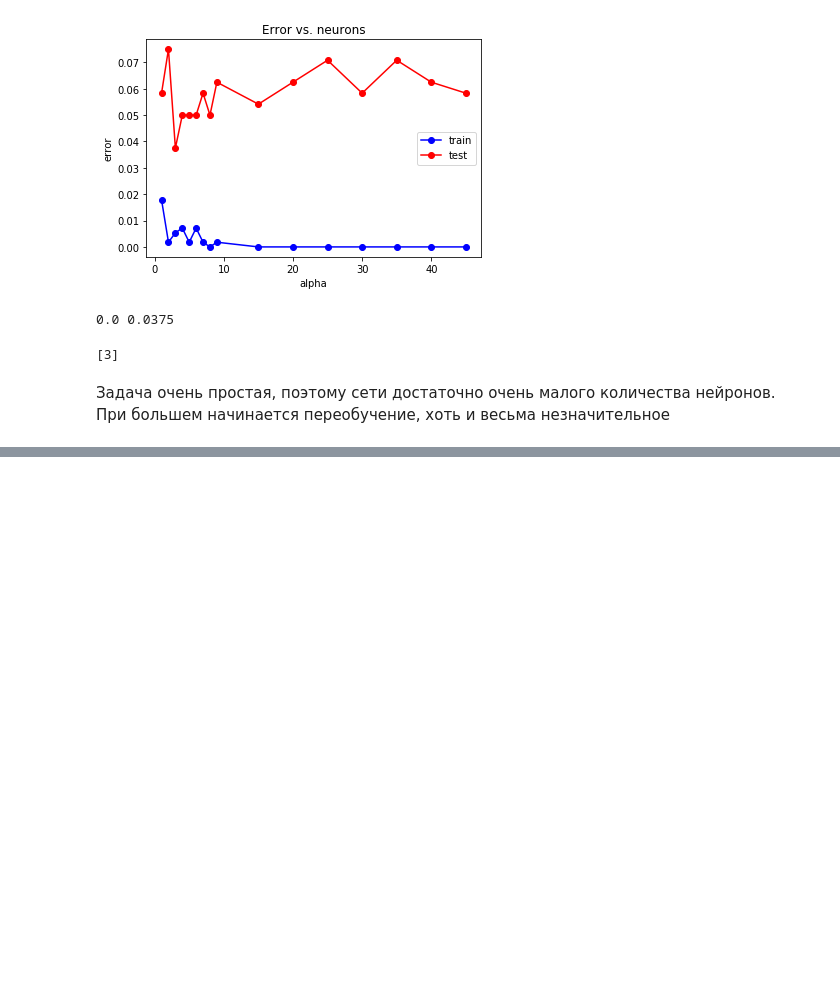
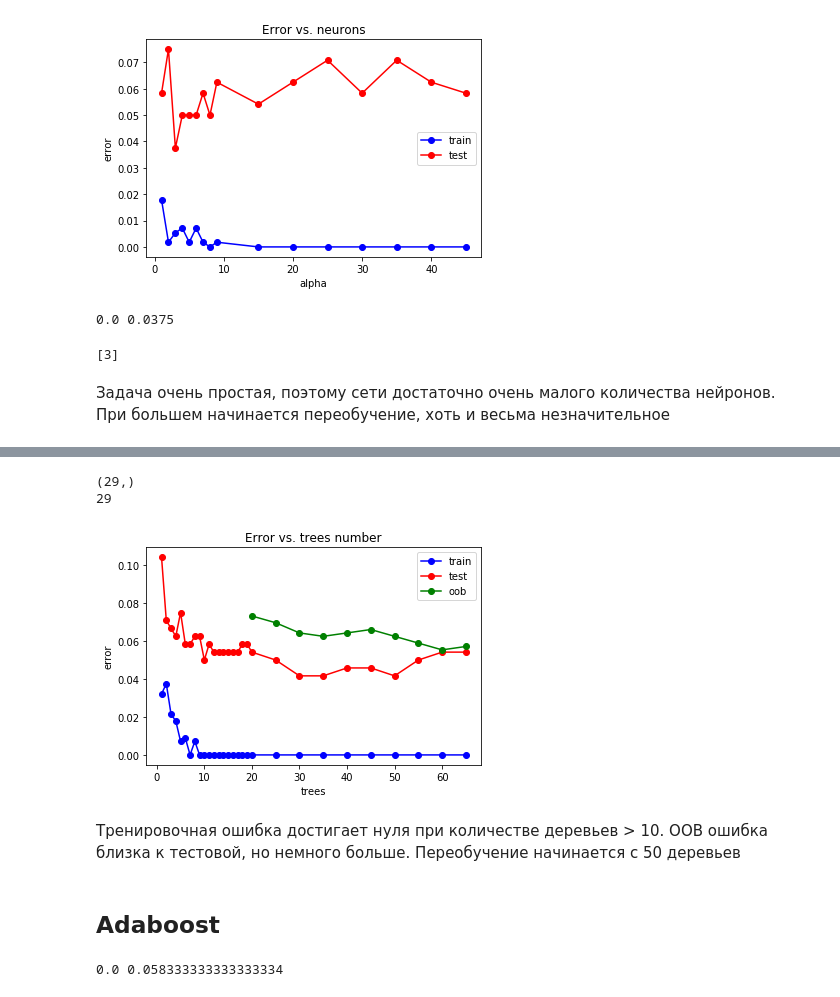
Before and after one commit to Folifolo/ml, a Jupyter notebook: lab1.ipynb, the cells around one changed output, grey strips where cells are left out. Cells and saved outputs as stored; diff of their text form; code cells hidden in the pictures; blank space fills up the shorter version.

```diff
--- a/lab1.ipynb
+++ b/lab1.ipynb
@@ -671,0 +746,51 @@ print(neurons_opt)
+# %%
+trees_arr_add = np.arange(1, 20, 1)
+test_err = []
+train_err = []
+oob_err = []
+for tree in trees_arr_add:
+    ExtrRF = ensemble.ExtraTreesClassifier(n_estimators = tree, bootstrap = True, random_state = 42)
+    ExtrRF.fit(X_train, y_train)
+
+    y_train_pred = ExtrRF.predict(X_train)
+    y_test_pred = ExtrRF.predict(X_test)
+    train_err.append(np.mean(y_train != y_train_pred))
+    test_err.append(np.mean(y_test != y_test_pred))
+
+trees_arr = np.arange(20, 70, 5)
+for tree in trees_arr:
+    ExtrRF = ensemble.ExtraTreesClassifier(n_estimators = tree, oob_score = True, bootstrap = True, random_state = 42)
+    ExtrRF.fit(X_train, y_train)
+
+    y_train_pred = ExtrRF.predict(X_train)
+    y_test_pred = ExtrRF.predict(X_test)
+    train_err.append(np.mean(y_train != y_train_pred))
+    test_err.append(np.mean(y_test != y_test_pred))
+    oob_err.append(1 - ExtrRF.oob_score_)
+# %%
+plt.plot(np.concatenate((trees_arr_add, trees_arr)), train_err, 'b-o', label = 'train')
+plt.plot(np.concatenate((trees_arr_add, trees_arr)), test_err, 'r-o', label = 'test')
+plt.plot(trees_arr, oob_err, 'g-o', label = 'oob')
+plt.title('Error vs. trees number')
+plt.xlabel('trees')
+plt.ylabel('error')
+plt.legend()
+pass
+# %% [output]
+(29,)
+29
+[figure, added]
+# %% [markdown]
+Тренировочная ошибка достигает нуля при количестве деревьев > 10. OOB ошибка близка к тестовой, но немного больше. Переобучение начинается с 50 деревьев
+# %% [markdown]
+## Adaboost ##
+# %%
+AdaBoost = ensemble.AdaBoostClassifier(n_estimators = 100)
+AdaBoost.fit(X_train, y_train)
+
+err_train = np.mean(y_train != AdaBoost.predict(X_train))
+err_test  = np.mean(y_test  != AdaBoost.predict(X_test))
+
+print(err_train, err_test)
+# %% [output]
+0.0 0.058333333333333334
```
Also changed, not shown: parts of 21 cells of this notebook.
